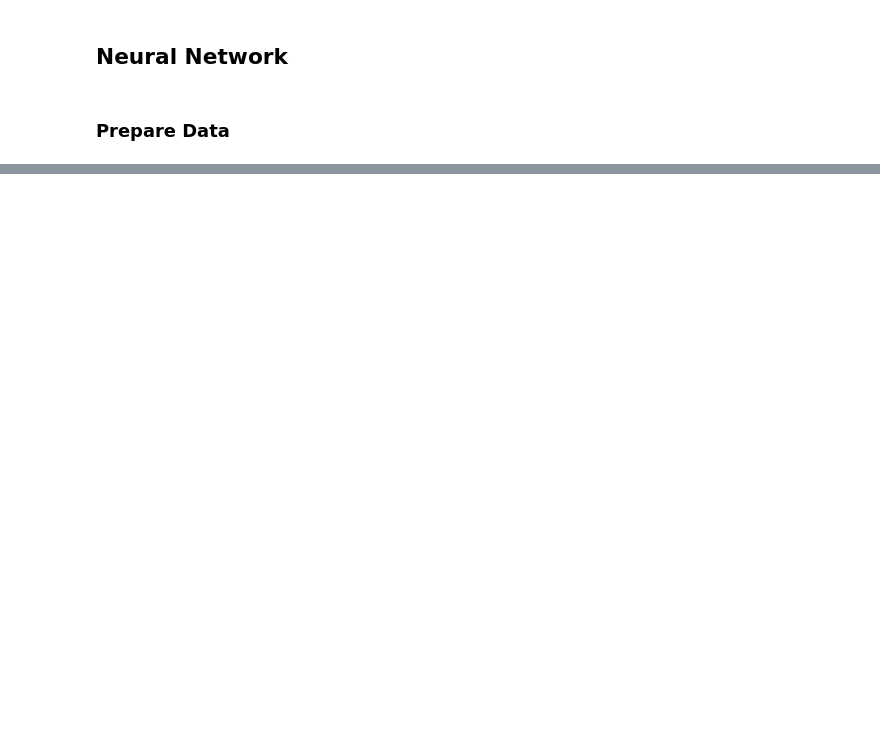
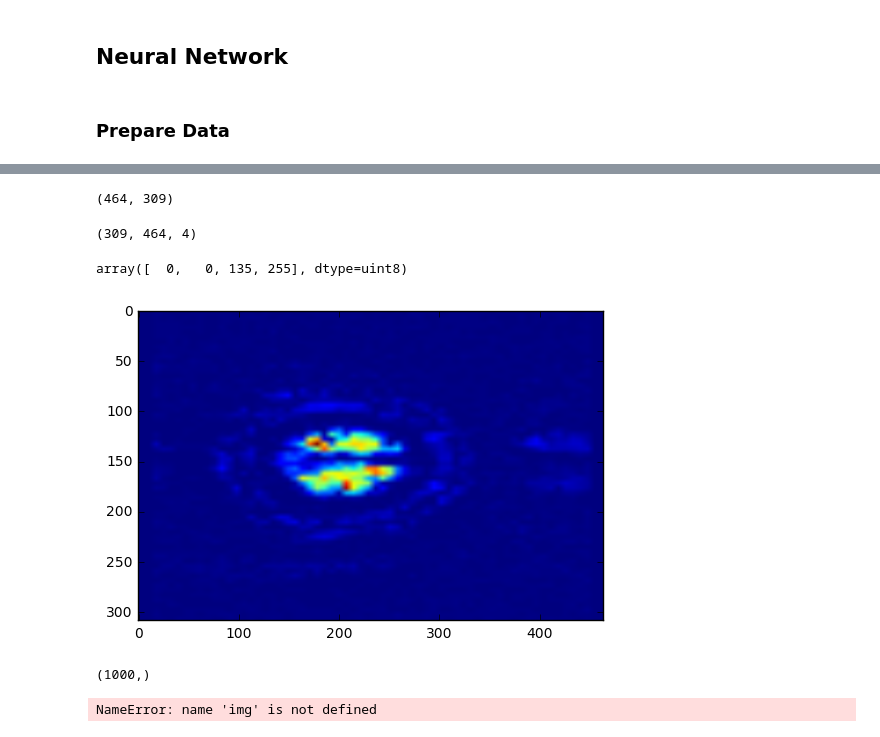
Before and after one commit to harshuljain13/DeepNeuralnets--Alzheimer, a Jupyter notebook: LeNet-5-Train.ipynb, the cells around one changed output, grey strips where cells are left out. Saved outputs shown, nothing was run; the diff lists cells and outputs as text; code cells hidden in the pictures; blank space fills up the shorter version.

```diff
--- a/LeNet-5-Train.ipynb
+++ b/LeNet-5-Train.ipynb
@@ -154 +268,3 @@ x_train2=map(i16_to_rgb,x_train)
+# %%
+x_val2=np.load('/home/siddhant/SharedFolder/DATA/converted_val.npy')
 # %%
@@ -222,0 +444,25 @@ AttributeError: 'Sequential' object has no attribute 'lr'
+# %%
+img.size
+# %% [output]
+(464, 309)
+# %%
+img_a=np.asarray(x_val2[0])
+# %%
+img_a.shape
+# %% [output]
+(309, 464, 4)
+# %%
+img=Image.fromarray(img_a)
+# %%
+x[50,50]
+# %% [output]
+array([  0,   0, 135, 255], dtype=uint8)
+# %%
+plt.imshow(img)
+plt.show()
+# %% [output]
+[figure, added]
+# %%
+np.array(x_val2).shape
+# %% [output]
+(1000,)
@@ -222,0 +473,5 @@ AttributeError: 'Sequential' object has no attribute 'lr'
+# %%
+plt.imshow(img)
+plt.show()
+# %% [output]
+NameError: name 'img' is not defined
```
Also changed, not shown: parts of 33 cells of this notebook, 1 other file.
